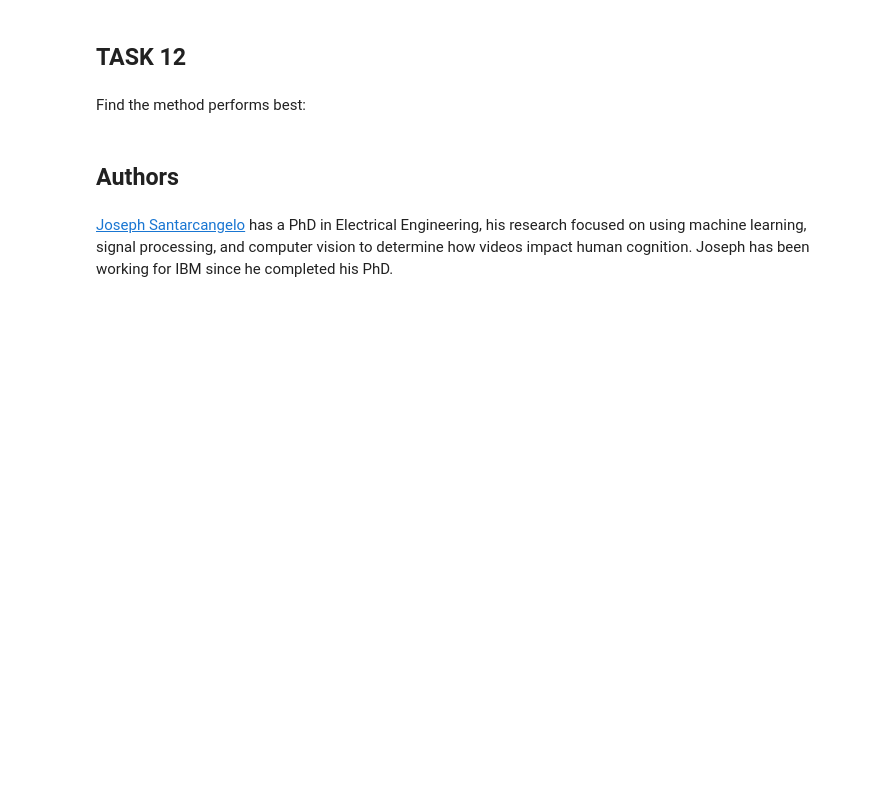
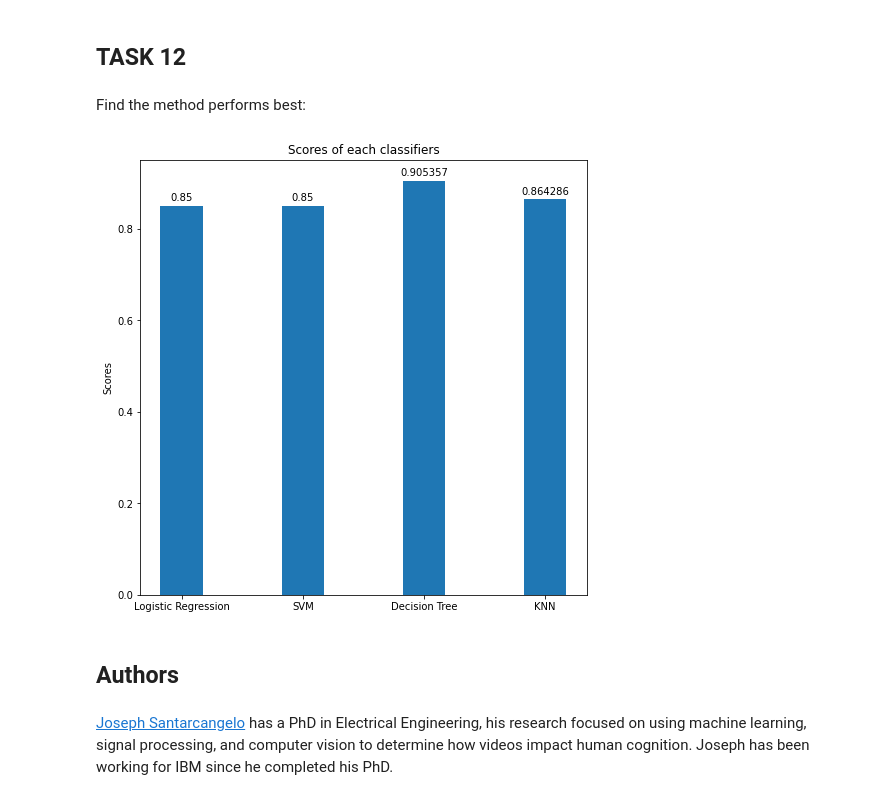
Before and after one commit to roach231428/IBM-Data-Science-Capstone, a Jupyter notebook: Machine Learning Prediction.ipynb, the cells around one changed output. Saved outputs shown, nothing was run; the diff lists cells and outputs as text; code cells hidden in the pictures; blank space fills up the shorter version.

```diff
--- a/Machine Learning Prediction.ipynb
+++ b/Machine Learning Prediction.ipynb
@@ -327,6 +327,19 @@ plot_confusion_matrix(Y_test,yhat)
 ## TASK  12
 # %% [markdown]
 Find the method performs best:
+# %%
+classifiers = ['Logistic Regression', 'SVM', 'Decision Tree', 'KNN']
+best_scores = [logreg_cv.best_score_, svm_cv.best_score_, tree_cv.best_score_, knn_cv.best_score_]
+
+fig, ax = plt.subplots(figsize = (8, 8))
+plot = ax.bar(classifiers, best_scores, 0.35)
+ax.bar_label(plot, padding=3)
+ax.set_ylabel('Scores')
+ax.set_title('Scores of each classifiers')
+
+plt.show()
+# %% [output]
+[figure, added]
 # %% [markdown]
 ## Authors
 # %% [markdown]
```
Also changed, not shown: parts of 6 cells of this notebook.
